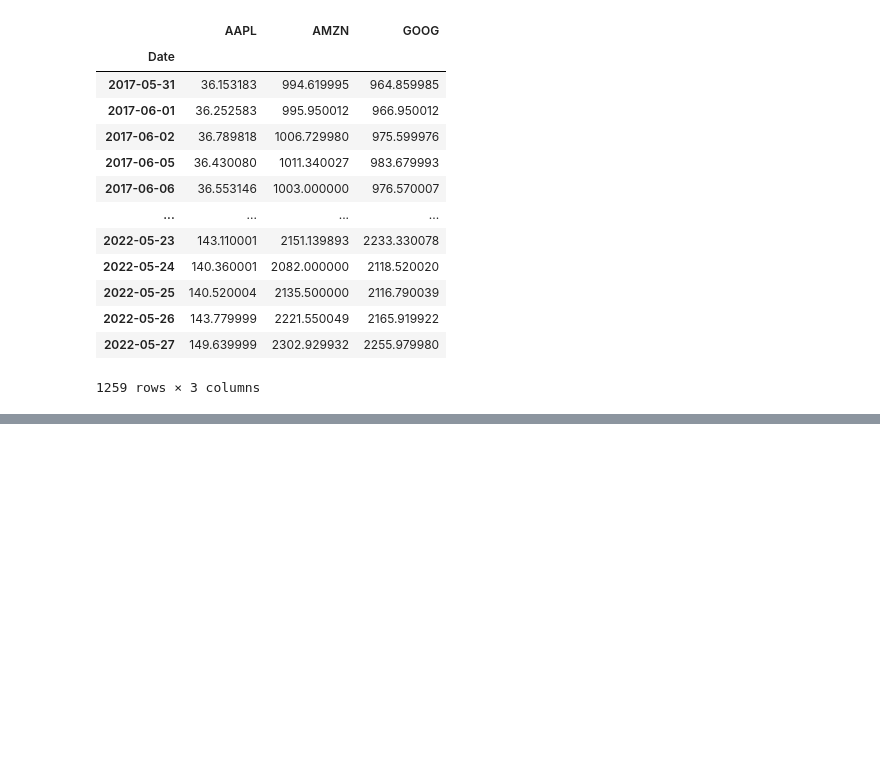
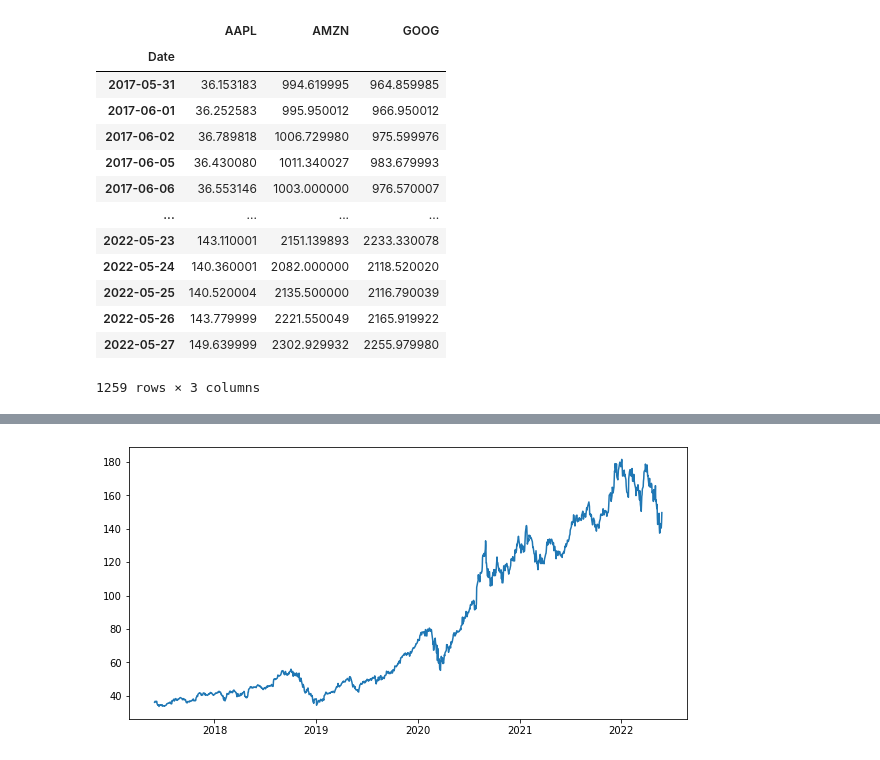
Before and after one commit to caiquemiranda/python-time-series-analysis, a Jupyter notebook: time-series-manipulation/000-transform-data.ipynb, the cells around one changed output, grey strips where cells are left out. Saved outputs shown, nothing was run; the diff lists cells and outputs as text; code cells hidden in the pictures; blank space fills up the shorter version.

Commit message:
import-data

```diff
--- a/time-series-manipulation/000-transform-data.ipynb
+++ b/time-series-manipulation/000-transform-data.ipynb
@@ -46,3 +46,14 @@ stocks_price
 1259 rows × 3 columns
 # %%
 stocks_price.to_csv('./data/stock_prices.csv')
+# %%
+import pandas as pd
+import matplotlib.pyplot as plt
+
+stock = pd.read_csv('./data/AAPL-5Y.csv', parse_dates=['Date'], index_col='Date')
+stock.drop(['Open', 'High', 'Low', 'Close', 'Volume'], axis=1, inplace=True)
+print(stock.iloc[-1])
+plt.figure(figsize=(10,5))
+plt.plot(stock)
+plt.show();
+# %% [output]
@@ -48,0 +62 @@ stocks_price.to_csv('./data/stock_prices.csv')
+[figure, added]
```
Also changed, not shown: parts of 1 cell of this notebook, 3 other files.
